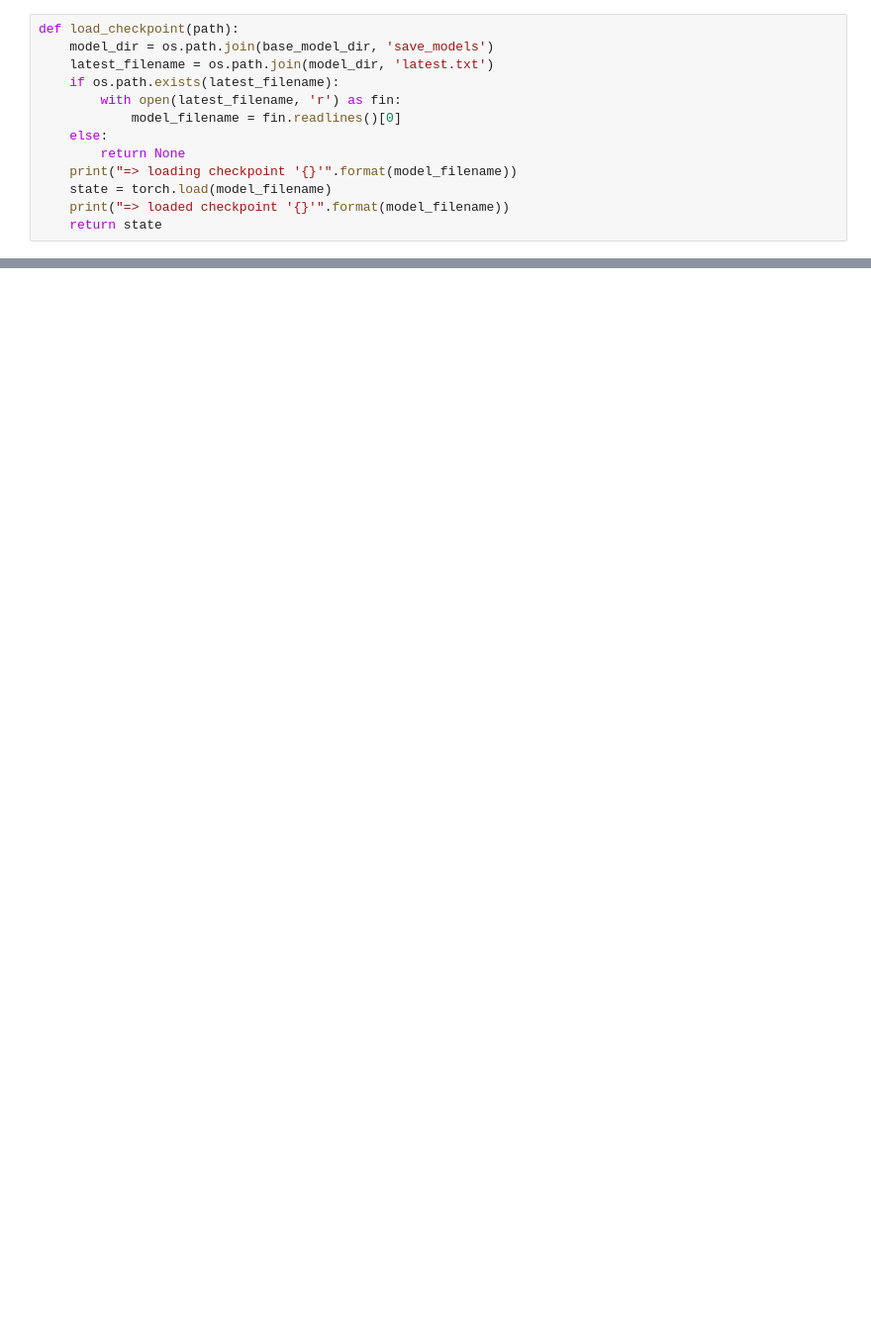
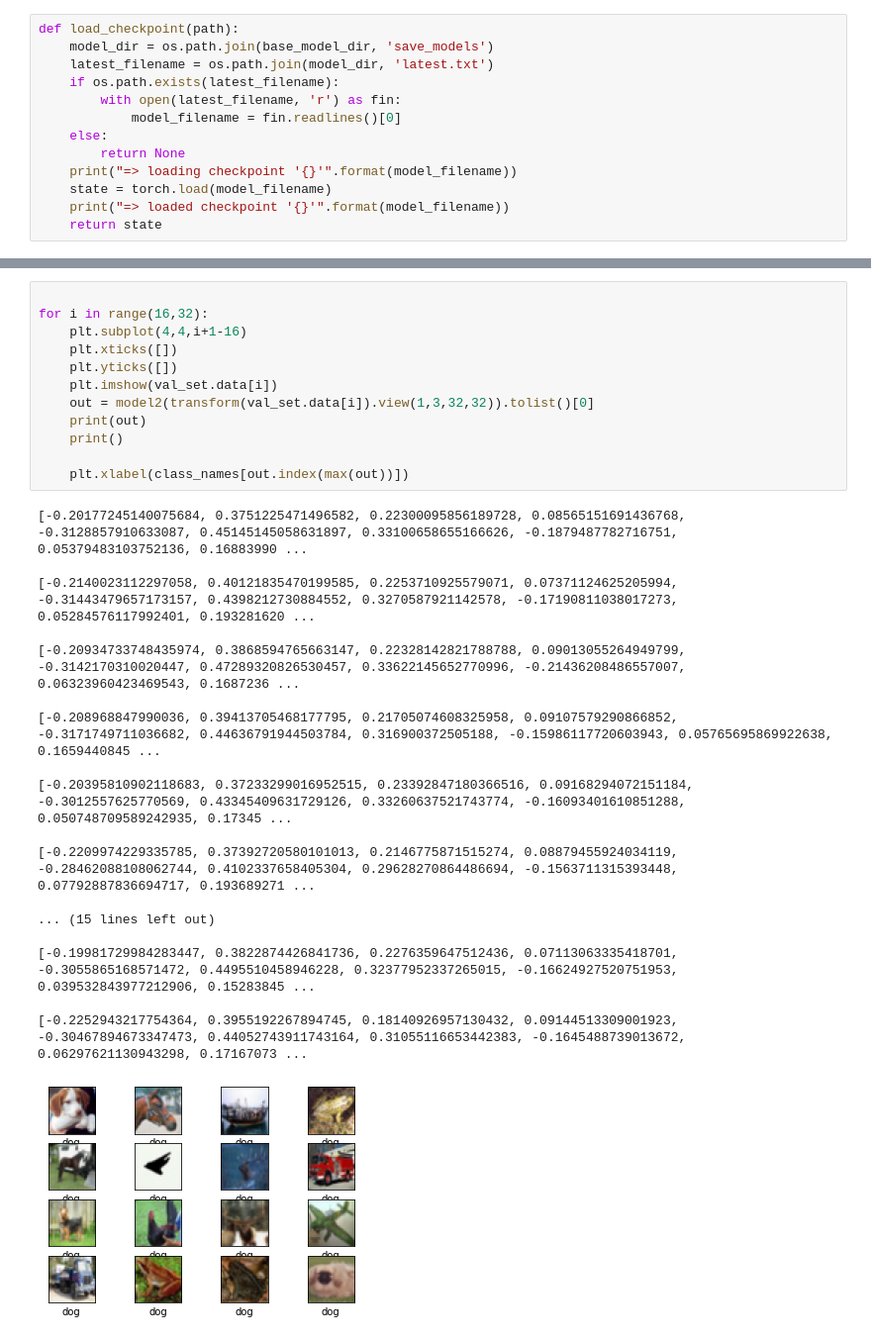
Before and after one commit to PCIHD/LDSCondenseNet, a Jupyter notebook: load_and_test.ipynb, the cells around one changed output, grey strips where cells are left out. Shown at 99% size. Cells and saved outputs as stored; diff of their text form; blank space fills up the shorter version.

```diff
--- a/load_and_test.ipynb
+++ b/load_and_test.ipynb
@@ -25,0 +99,31 @@ SyntaxError: invalid syntax (<ipython-input-15-e958f6db9f14>, line 1)
+# %%
+
+for i in range(16,32):
+    plt.subplot(4,4,i+1-16)
+    plt.xticks([])
+    plt.yticks([])
+    plt.imshow(val_set.data[i])
+    out = model2(transform(val_set.data[i]).view(1,3,32,32)).tolist()[0]
+    print(out)
+    print()
+
+    plt.xlabel(class_names[out.index(max(out))])
+# %% [output]
+[-0.20177245140075684, 0.3751225471496582, 0.22300095856189728, 0.08565151691436768, -0.3128857910633087, 0.45145145058631897, 0.33100658655166626, -0.1879487782716751, 0.05379483103752136, 0.16883990 ...
+
+[-0.2140023112297058, 0.40121835470199585, 0.2253710925579071, 0.07371124625205994, -0.31443479657173157, 0.4398212730884552, 0.3270587921142578, -0.17190811038017273, 0.05284576117992401, 0.193281620 ...
+
+[-0.20934733748435974, 0.3868594765663147, 0.22328142821788788, 0.09013055264949799, -0.3142170310020447, 0.47289320826530457, 0.33622145652770996, -0.21436208486557007, 0.06323960423469543, 0.1687236 ...
+
+[-0.208968847990036, 0.39413705468177795, 0.21705074608325958, 0.09107579290866852, -0.3171749711036682, 0.44636791944503784, 0.316900372505188, -0.15986117720603943, 0.05765695869922638, 0.1659440845 ...
+
+[-0.20395810902118683, 0.37233299016952515, 0.23392847180366516, 0.09168294072151184, -0.3012557625770569, 0.43345409631729126, 0.33260637521743774, -0.16093401610851288, 0.050748709589242935, 0.17345 ...
+
+[-0.2209974229335785, 0.37392720580101013, 0.2146775871515274, 0.08879455924034119, -0.28462088108062744, 0.4102337658405304, 0.29628270864486694, -0.1563711315393448, 0.07792887836694717, 0.193689271 ...
+
+... (15 lines left out)
+
+[-0.19981729984283447, 0.3822874426841736, 0.2276359647512436, 0.07113063335418701, -0.3055865168571472, 0.4495510458946228, 0.32377952337265015, -0.16624927520751953, 0.039532843977212906, 0.15283845 ...
+
+[-0.2252943217754364, 0.3955192267894745, 0.18140926957130432, 0.09144513309001923, -0.30467894673347473, 0.44052743911743164, 0.31055116653442383, -0.1645488739013672, 0.06297621130943298, 0.17167073 ...
+[figure, added]
```
Also changed, not shown: parts of 11 cells of this notebook, 10 other files.
